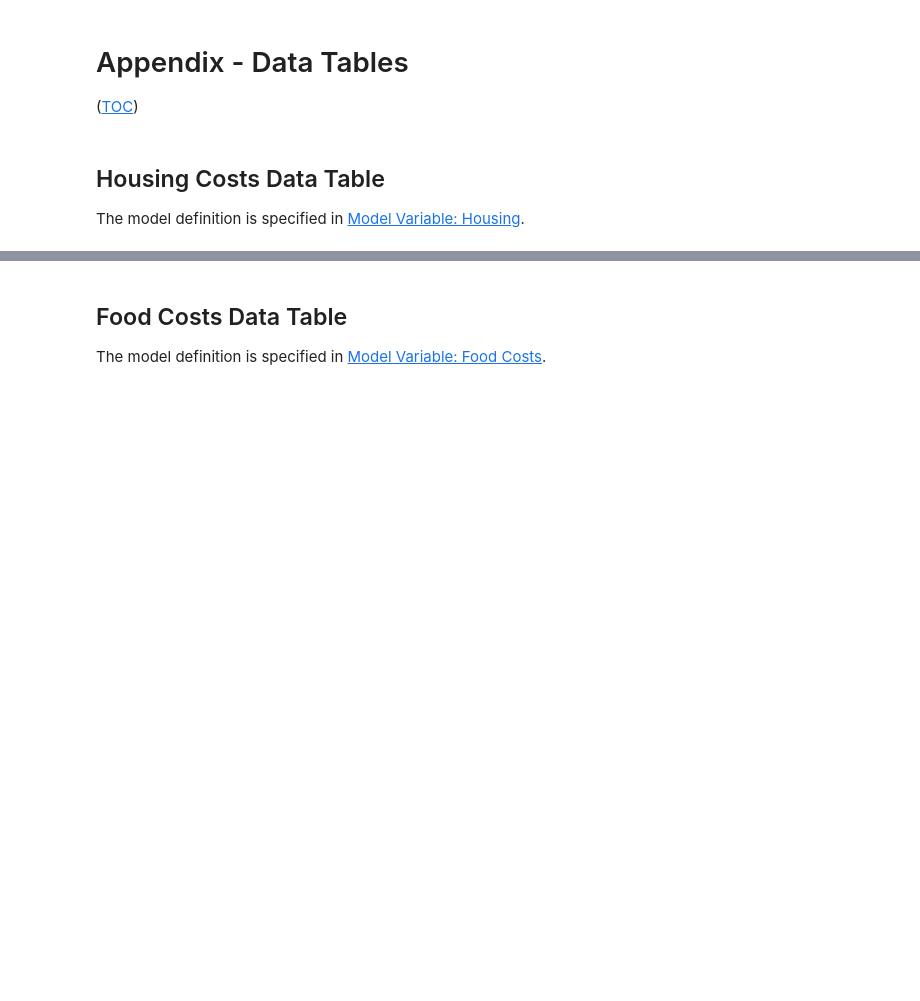
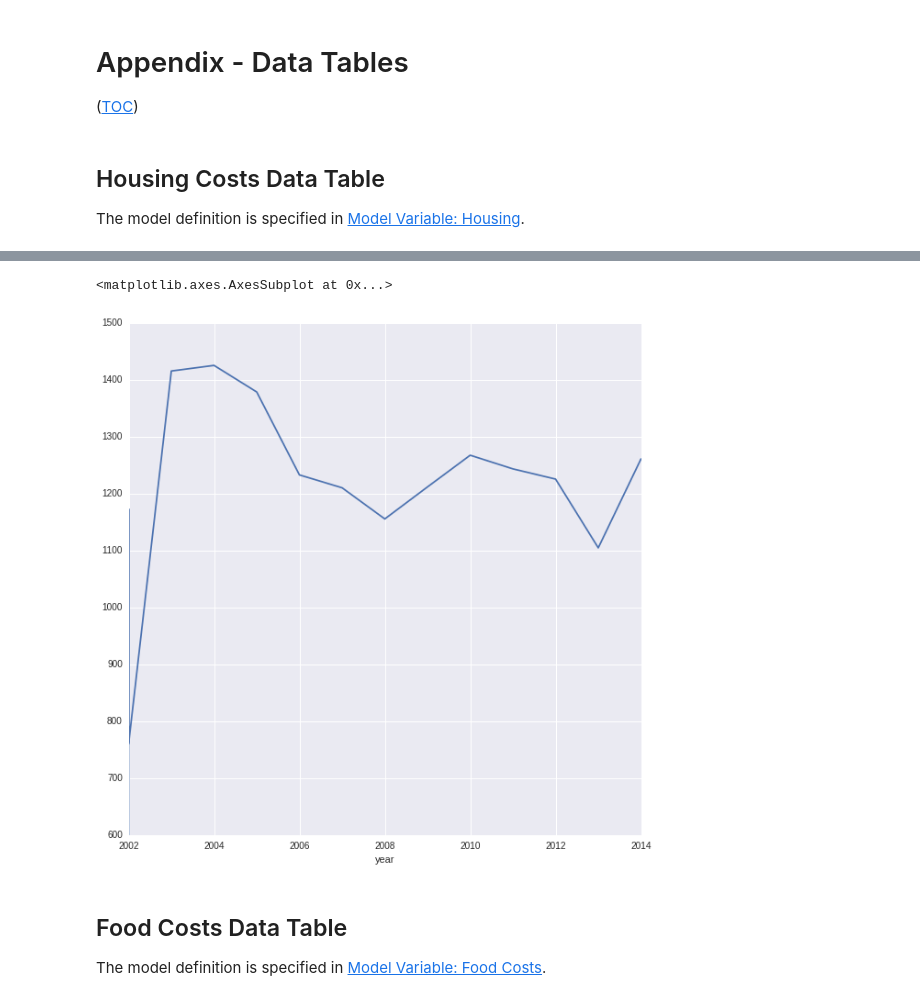
Before and after one commit to jquacinella/LivingWageModelExtension, a Jupyter notebook: Master's Thesis.ipynb, the cells around one changed output, grey strips where cells are left out. Cells and saved outputs as stored; diff of their text form; code cells hidden in the pictures; blank space fills up the shorter version.

```diff
--- a/Master's Thesis.ipynb
+++ b/Master's Thesis.ipynb
@@ -888 +979,8 @@ fmr_df
+# %%
+# Plot data for Orange county
+plt.figure(figsize=(10, 10))
+fmr_df.xs((orange_county), level='fips')['fmr1_inf'].plot()
+# %% [output]
+<matplotlib.axes.AxesSubplot at 0x...>
+[figure, added]
 # %% [markdown]
```
Also changed, not shown: parts of 15 cells of this notebook, 1 other file.
